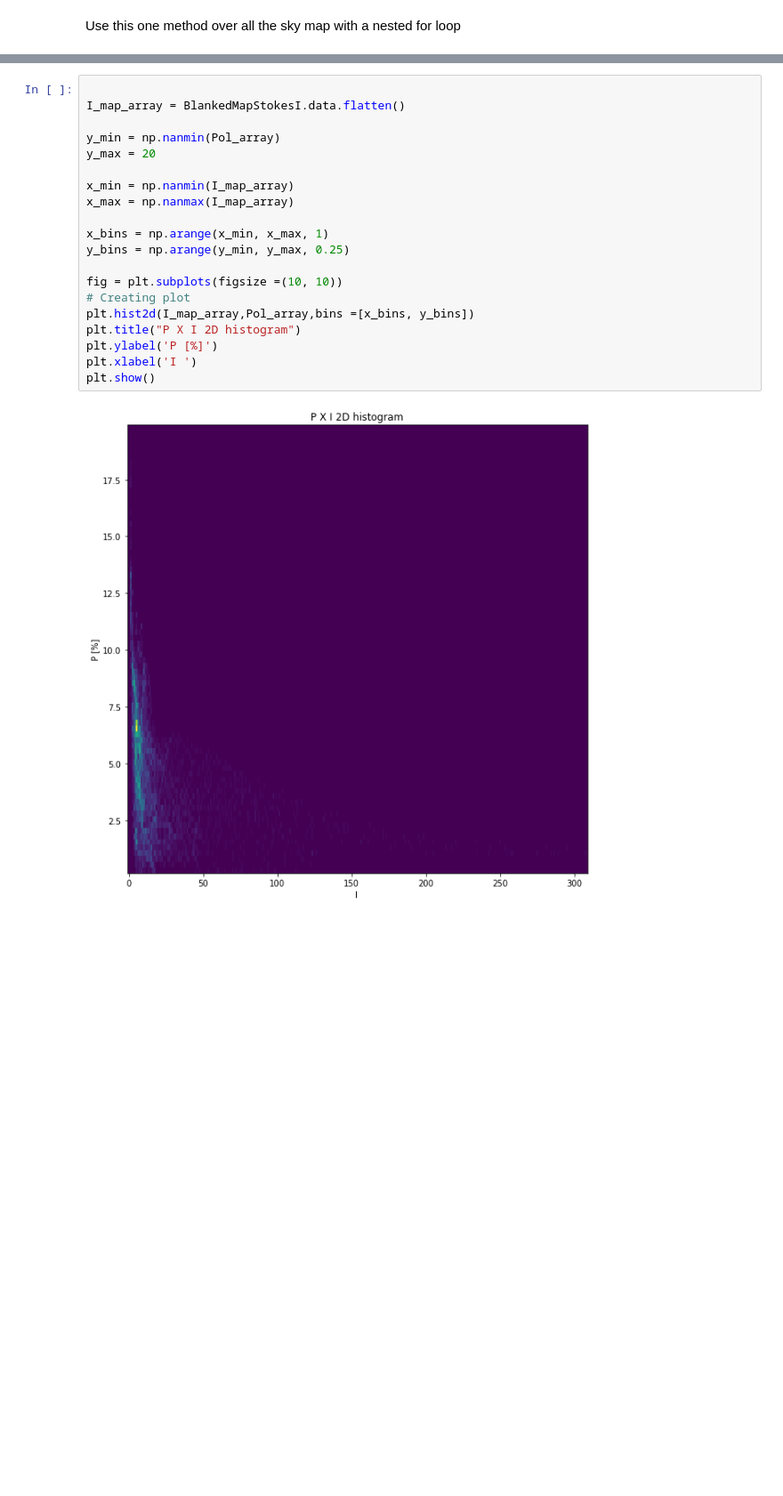
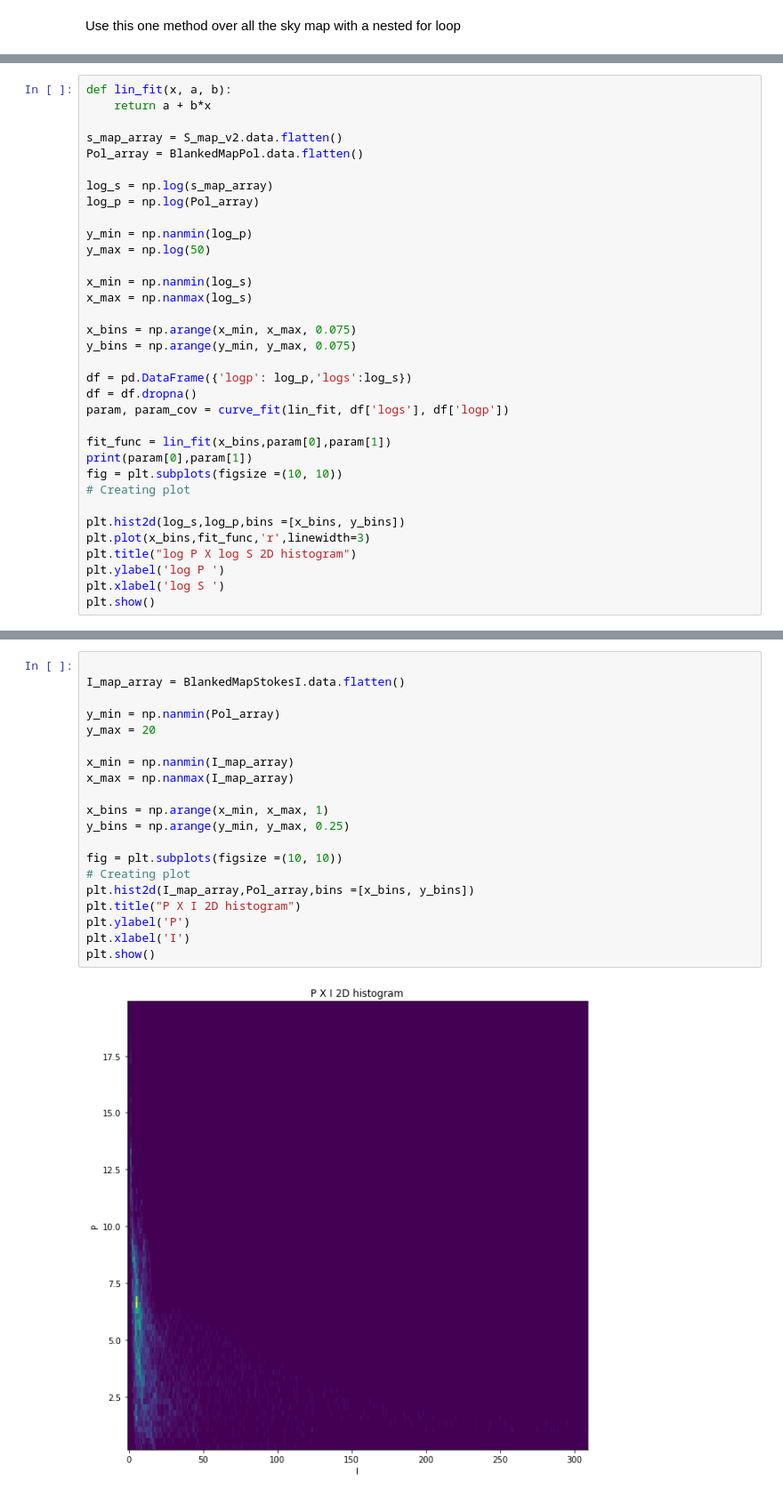
Before and after one commit to Siddharth3-14/Internship-MIT, a Jupyter notebook: angle_dispersion_funtion.ipynb, the cells around one changed output, grey strips where cells are left out. Shown: that part at 89% size. Cells and saved outputs as stored; diff of their text form; blank space fills up the shorter version.

```diff
--- a/angle_dispersion_funtion.ipynb
+++ b/angle_dispersion_funtion.ipynb
@@ -215,0 +228,34 @@ plt.show()
+# %%
+def lin_fit(x, a, b):
+    return a + b*x
+
+s_map_array = S_map_v2.data.flatten()
+Pol_array = BlankedMapPol.data.flatten()
+
+log_s = np.log(s_map_array)
+log_p = np.log(Pol_array)
+
+y_min = np.nanmin(log_p)
+y_max = np.log(50)
+
+x_min = np.nanmin(log_s)
+x_max = np.nanmax(log_s)
+
+x_bins = np.arange(x_min, x_max, 0.075)
+y_bins = np.arange(y_min, y_max, 0.075)
+
+df = pd.DataFrame({'logp': log_p,'logs':log_s})
+df = df.dropna()
+param, param_cov = curve_fit(lin_fit, df['logs'], df['logp'])
+
+fit_func = lin_fit(x_bins,param[0],param[1])
+print(param[0],param[1])
+fig = plt.subplots(figsize =(10, 10))
+# Creating plot
+
+plt.hist2d(log_s,log_p,bins =[x_bins, y_bins])
+plt.plot(x_bins,fit_func,'r',linewidth=3)
+plt.title("log P X log S 2D histogram")
+plt.ylabel('log P ')
+plt.xlabel('log S ')
+plt.show()
@@ -216,22 +265,22 @@ plt.show()
 # %%
 
 I_map_array = BlankedMapStokesI.data.flatten()
 
 y_min = np.nanmin(Pol_array)
 y_max = 20
 
 x_min = np.nanmin(I_map_array)
 x_max = np.nanmax(I_map_array)
 
 x_bins = np.arange(x_min, x_max, 1)
 y_bins = np.arange(y_min, y_max, 0.25)
 
 fig = plt.subplots(figsize =(10, 10))
 # Creating plot
 plt.hist2d(I_map_array,Pol_array,bins =[x_bins, y_bins])
 plt.title("P X I 2D histogram")
-plt.ylabel('P [%]')
-plt.xlabel('I ')
+plt.ylabel('P')
+plt.xlabel('I')
 plt.show()
 # %% [output]
-[figure, old version]
+[figure, new version]
```
Also changed, not shown: parts of 8 cells of this notebook, 1 other file.
